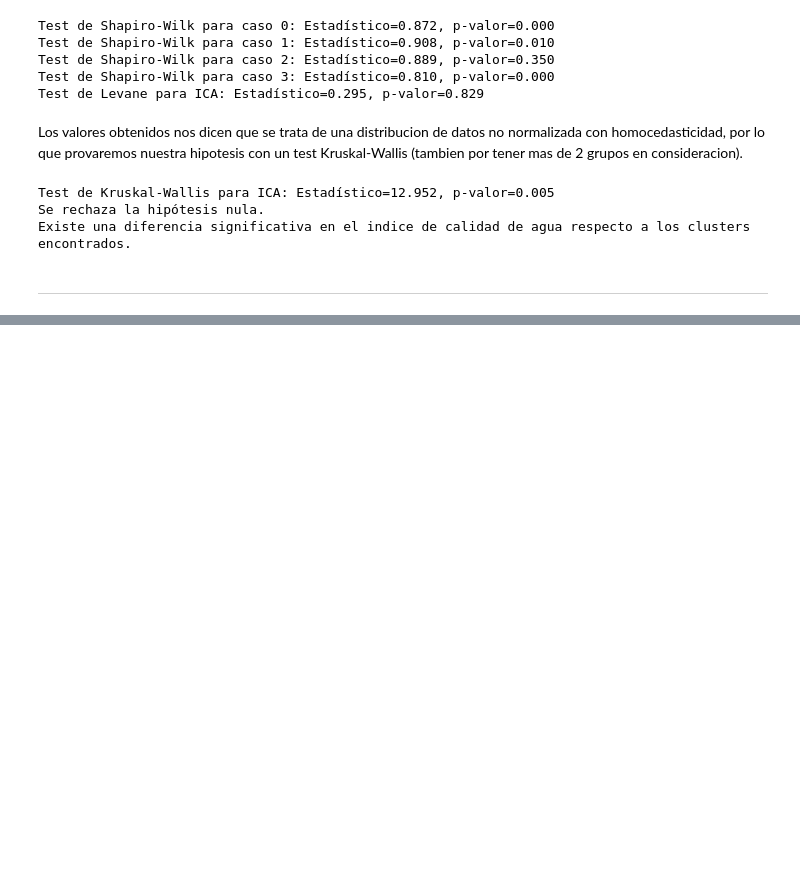
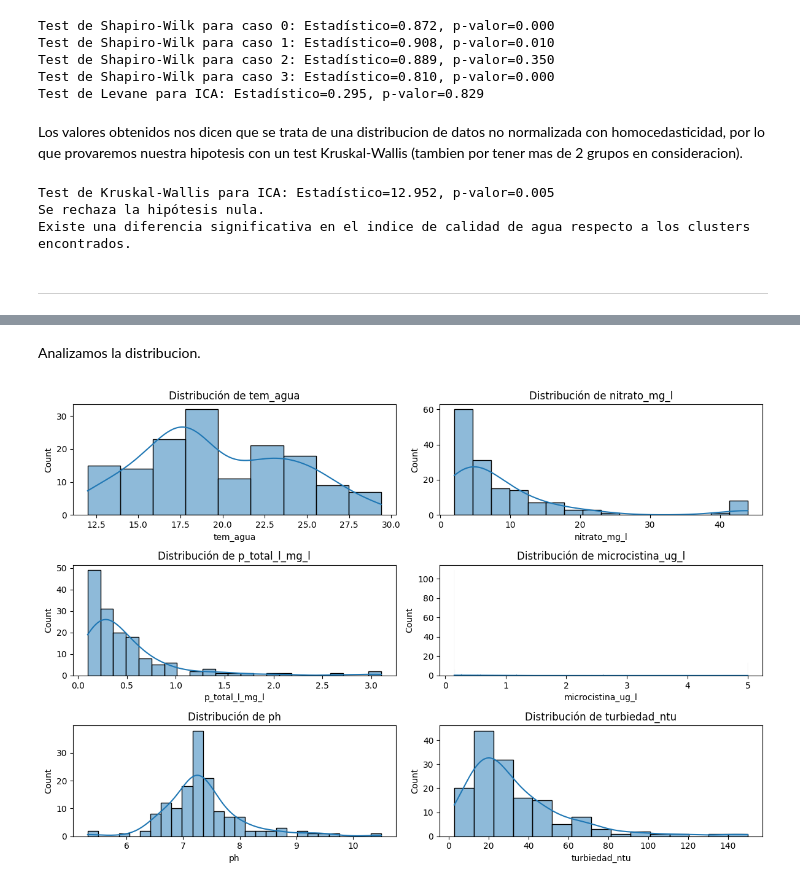
Before and after one commit to MaximoReynoso/TrabajoEspecial, a Jupyter notebook: TrabajoEspecial.ipynb, the cells around one changed output, grey strips where cells are left out. Drawn from its saved outputs; the diff is of its cells as text; code cells hidden in the pictures; blank space fills up the shorter version.

```diff
--- a/TrabajoEspecial.ipynb
+++ b/TrabajoEspecial.ipynb
@@ -681,0 +688,10 @@ Existe una diferencia significativa en el indice de calidad de agua respecto a l
+# %%
+import pandas as pd
+import seaborn as sns
+import matplotlib.pyplot as plt
+
+# Atributos relevantes
+atributos = ['tem_agua', 'nitrato_mg_l', 'p_total_l_mg_l', 'microcistina_ug_l','ph','turbiedad_ntu']
+
+estadisticas = preprocessed_dataset[atributos].describe()
+print(estadisticas)
@@ -681,0 +718,13 @@ Existe una diferencia significativa en el indice de calidad de agua respecto a l
+# %% [markdown]
+Analizamos la distribucion.
+# %%
+#Histogramas para ver la distribución de cada atributo
+plt.figure(figsize=(12, 8))
+for i, atributo in enumerate(atributos, 1):
+    plt.subplot(3, 2, i)
+    sns.histplot(preprocessed_dataset[atributo], kde=True)
+    plt.title(f'Distribución de {atributo}')
+plt.tight_layout()
+plt.show()
+# %% [output]
+[figure, added]
```
Also changed, not shown: parts of 30 cells of this notebook.
